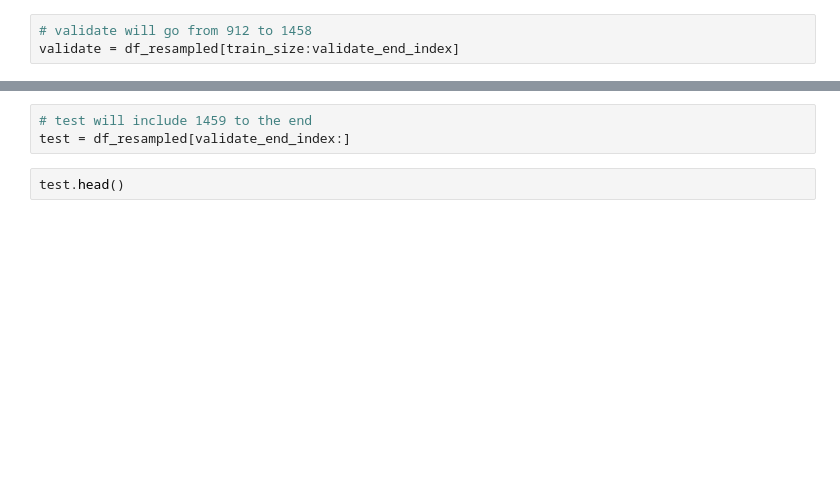
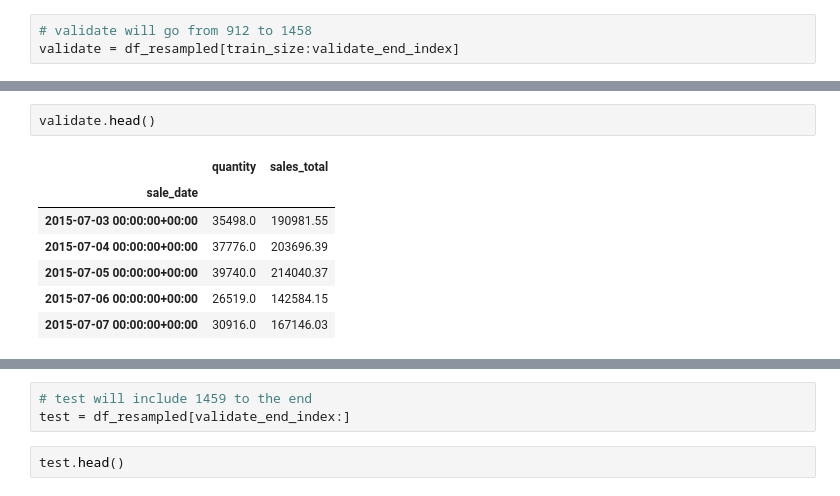
Before and after one commit to AndrewRachuig/time-series-exercises, a Jupyter notebook: modeling_lesson.ipynb, the cells around one changed output, grey strips where cells are left out. Saved outputs shown, nothing was run; the diff lists cells and outputs as text; blank space fills up the shorter version.

```diff
--- a/modeling_lesson.ipynb
+++ b/modeling_lesson.ipynb
@@ -117,2 +137,12 @@ train.tail()
+# %%
+validate.head()
+# %% [output]
+|  | quantity | sales_total |
+| sale_date |  |  |
+| 2015-07-03 00:00:00+00:00 | 35498.0 | 190981.55 |
+| 2015-07-04 00:00:00+00:00 | 37776.0 | 203696.39 |
+| 2015-07-05 00:00:00+00:00 | 39740.0 | 214040.37 |
+| 2015-07-06 00:00:00+00:00 | 26519.0 | 142584.15 |
+| 2015-07-07 00:00:00+00:00 | 30916.0 | 167146.03 |
 # %%
 validate.tail()
```
Also changed, not shown: parts of 74 cells of this notebook, 1 other file.
